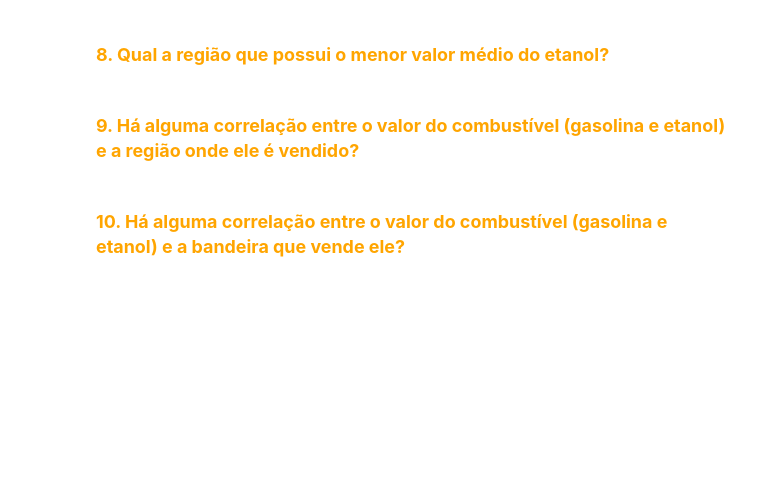
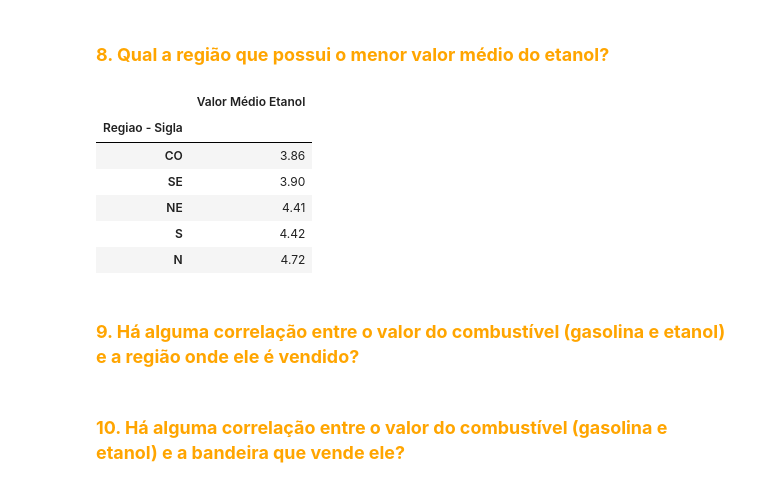
Before and after one commit to gideoni-santos/projeto-squad5-m4, a Jupyter notebook: Analise_combustiveis.ipynb, the cells around one changed output. Cells and saved outputs as stored; diff of their text form; code cells hidden in the pictures; blank space fills up the shorter version.

```diff
--- a/Analise_combustiveis.ipynb
+++ b/Analise_combustiveis.ipynb
@@ -918,5 +1003,30 @@ Como podemos observar no DataFrame e visualmente no gráfico acima, temos a méd
 # %% [markdown]
 ### <font color = orange>**8. Qual a região que possui o menor valor médio do etanol?**
+# %%
+
+
+# Calcular os valores médios por região para o etanol
+media_etanol_por_regiao = df_combustiveis[df_combustiveis['Produto'] == 'ETANOL'].groupby('Regiao - Sigla')['Valor de Venda'].mean()
+
+# Encontrar as 5 regiões com os menores valores médios do etanol
+top5_regioes_etanol = media_etanol_por_regiao.nsmallest(5)
+
+# Criar um DataFrame com as 5 regiões e seus valores médios de etanol
+df_top5_regioes_etanol = pd.DataFrame({
+
+    'Valor Médio Etanol': top5_regioes_etanol.round(2)
+})
+
+# Imprimir o DataFrame
+df_top5_regioes_etanol
+# %% [output]
+|  | Valor Médio Etanol |
+| Regiao - Sigla |  |
+| CO | 3.86 |
+| SE | 3.90 |
+| NE | 4.41 |
+| S | 4.42 |
+| N | 4.72 |
 # %% [markdown]
 ###  <font color = orange>**9. Há alguma correlação entre o valor do combustível (gasolina e etanol) e a região onde ele é vendido?**
 # %% [markdown]
```
Also changed, not shown: parts of 7 cells of this notebook.
